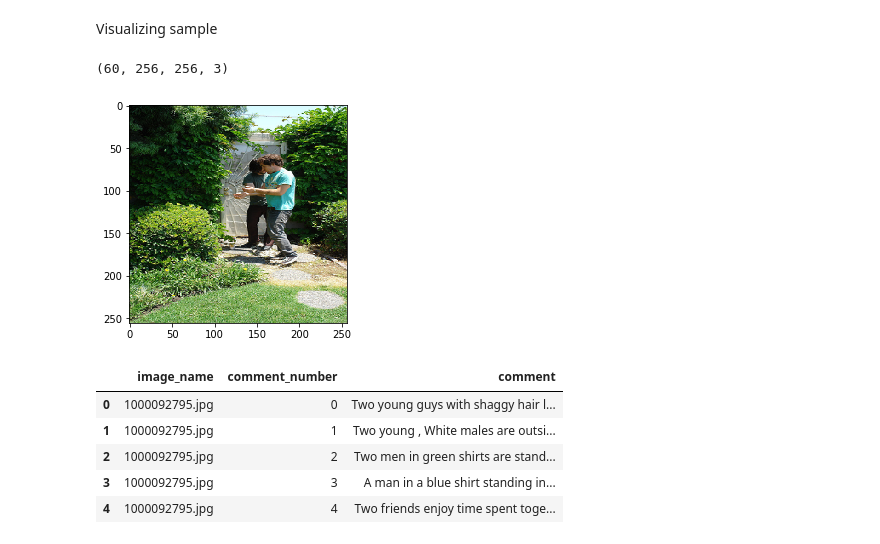
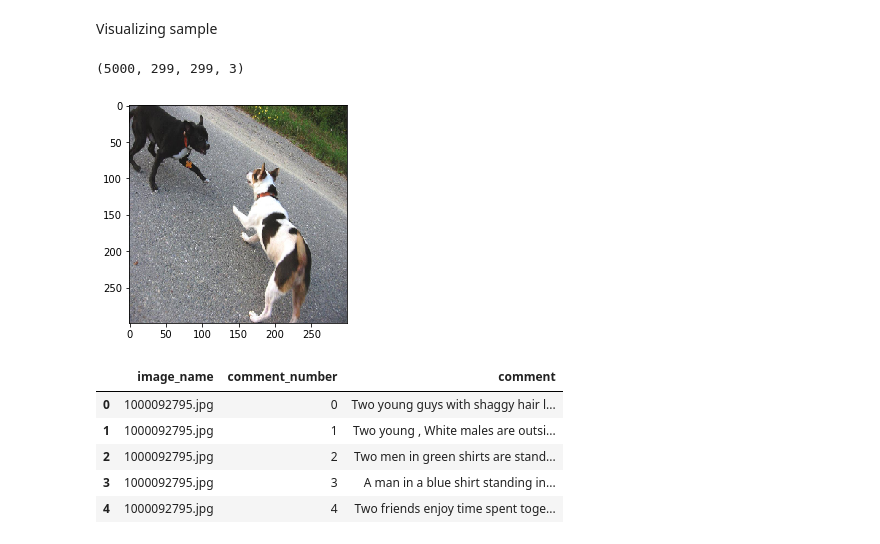
Before and after one commit to manaskhatri/video-captioning, a Jupyter notebook: image_captioning.ipynb, the cells around one changed output. Saved outputs shown, nothing was run; the diff lists cells and outputs as text; code cells hidden in the pictures.

```diff
--- a/image_captioning.ipynb
+++ b/image_captioning.ipynb
@@ -14,18 +14,17 @@ print(len(images_list))
 # %% [output]
 31783
 # %%
-image_size = (256, 256)
+image_size = (299, 299)
 num_channels = 3
 # %% [markdown]
 Visualizing sample
 # %%
-sample_size = 30
+sample_size = 5000
 sample_images_list = images_list[:sample_size]
 # %%
 images = []
 for img_name in sample_images_list:
     images.append(plt.imread('dataset/flickr30k_images/flickr30k_images/' + img_name))
-    images.append(plt.imread('dataset/flickr30k_images/flickr30k_images/' + img_name))
 # %%
 images = np.array(images)
 # %%
@@ -36,12 +35,12 @@ for i in range(images.shape[0]):
 images = np.vstack(images[:])
 print(images.shape) #shape is now (30, 256, 256, 3)
 # %% [output]
-(60, 256, 256, 3)
+(5000, 299, 299, 3)
 # %%
-plt.imshow(images[0])
+plt.imshow(images[12])
 plt.show()
 # %% [output]
-[figure, old version]
+[figure, new version]
 # %%
 images_caption = pd.read_csv('dataset/flickr30k_images/results.csv', delimiter='|')
 # %%
```
Also changed, not shown: parts of 3 cells of this notebook.
